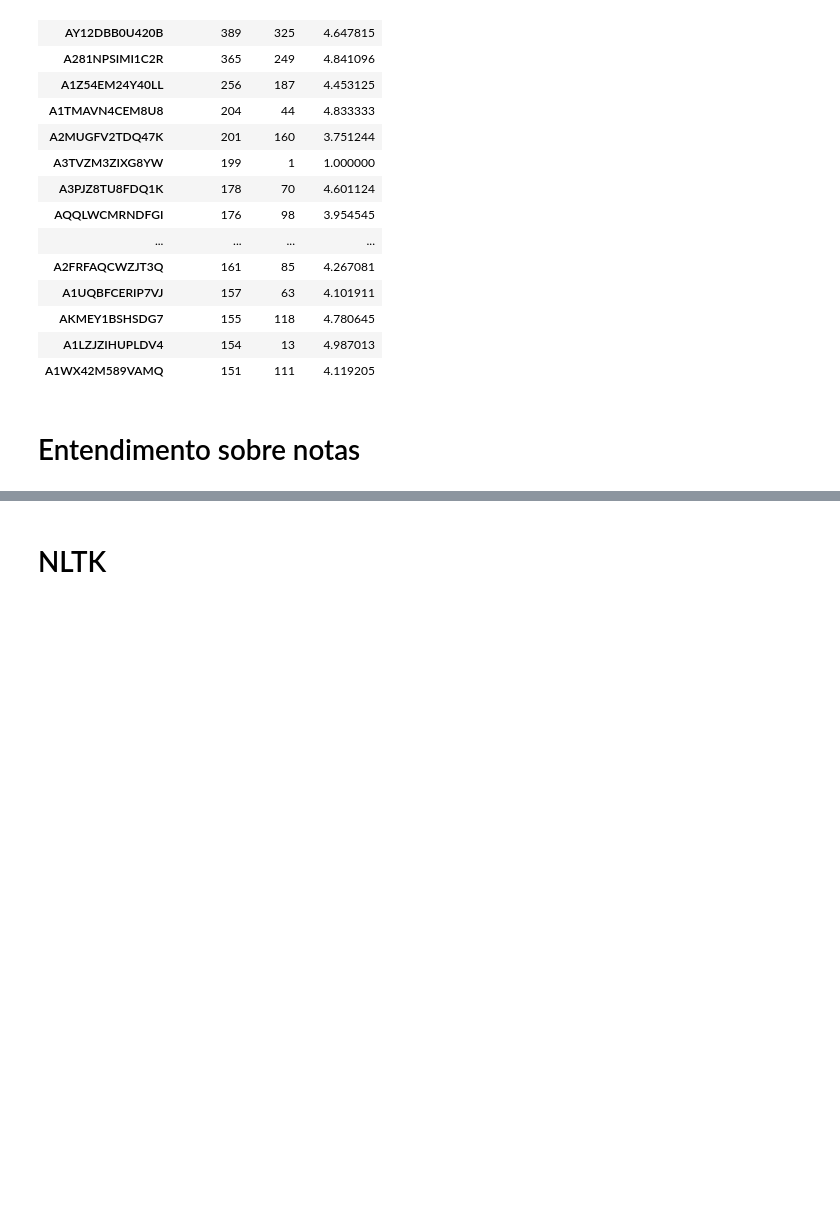
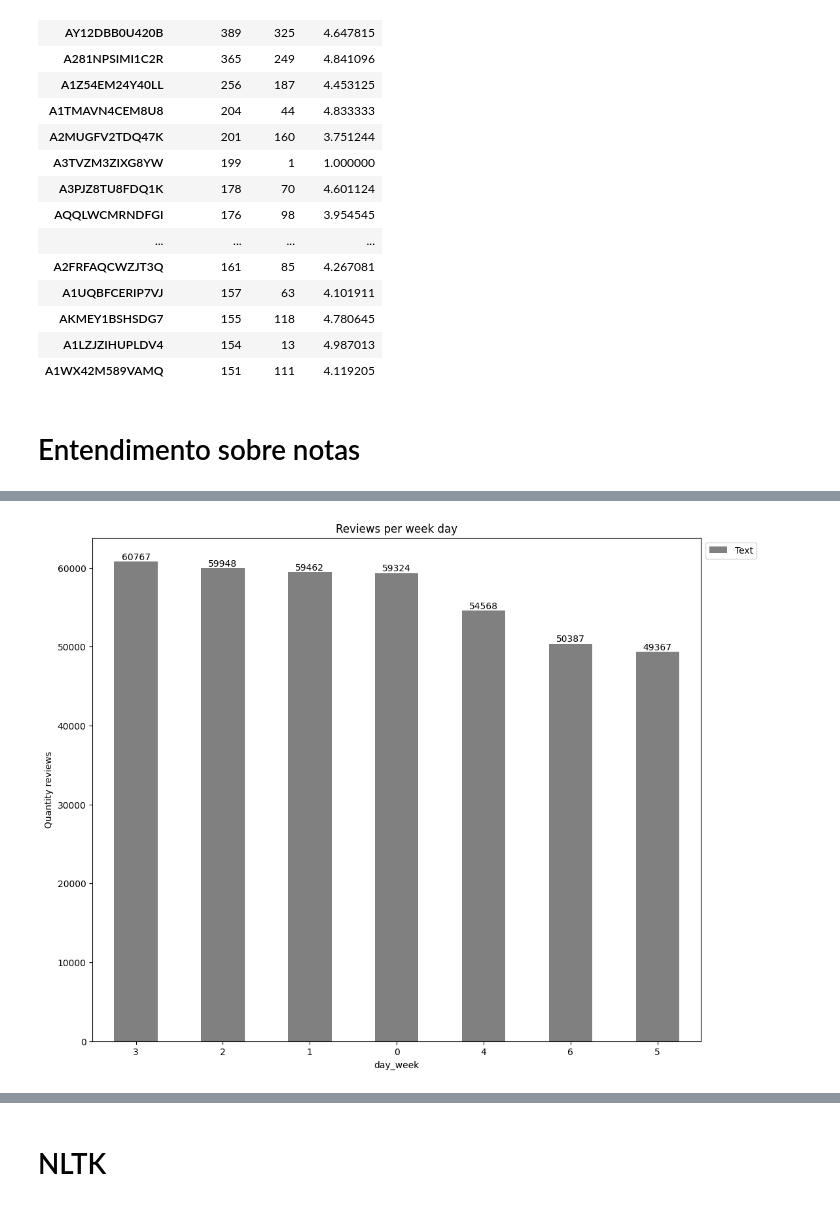
Before and after one commit to ChenYP-1982/SentimentPR1, a Jupyter notebook: Sentiment_analysis.ipynb, the cells around one changed output, grey strips where cells are left out. Drawn from its saved outputs; the diff is of its cells as text; code cells hidden in the pictures; blank space fills up the shorter version.

```diff
--- a/Sentiment_analysis.ipynb
+++ b/Sentiment_analysis.ipynb
@@ -180,0 +246,13 @@ plt.show()
+# %%
+ax=(df1.groupby("day_week")
+.agg({"Text":"nunique"})
+.sort_values(by="Text", ascending=False)).plot(kind="bar",figsize=(12,10), color="gray")
+plt.title("Reviews per week day")
+plt.xticks(rotation=360)
+plt.ylabel("Quantity reviews")
+for label in ax.containers:
+        ax.bar_label(label)
+plt.legend(loc='upper left', bbox_to_anchor=(1, 1))
+plt.show()
+# %% [output]
+[figure, added]
```
Also changed, not shown: parts of 31 cells of this notebook.
